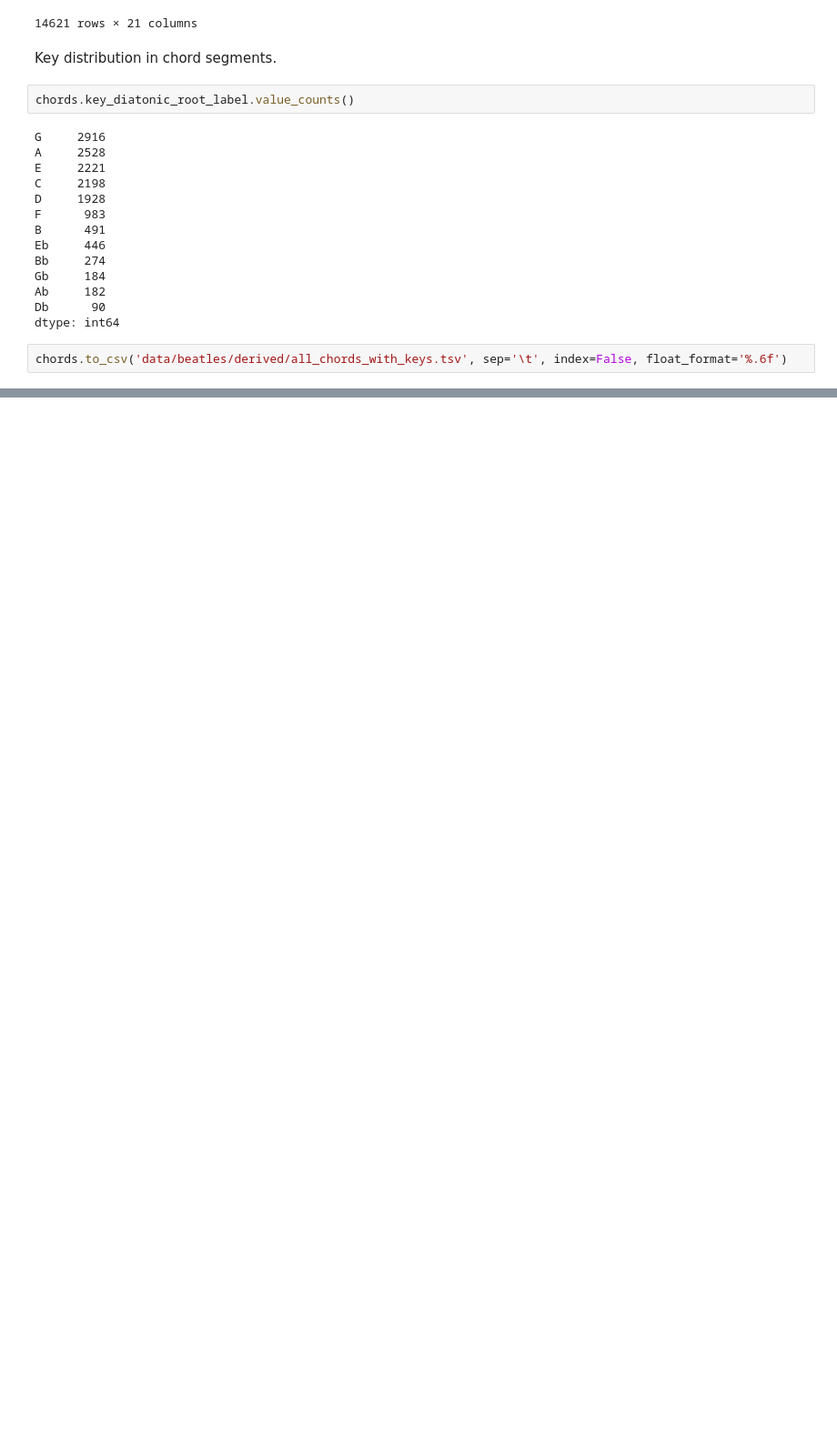
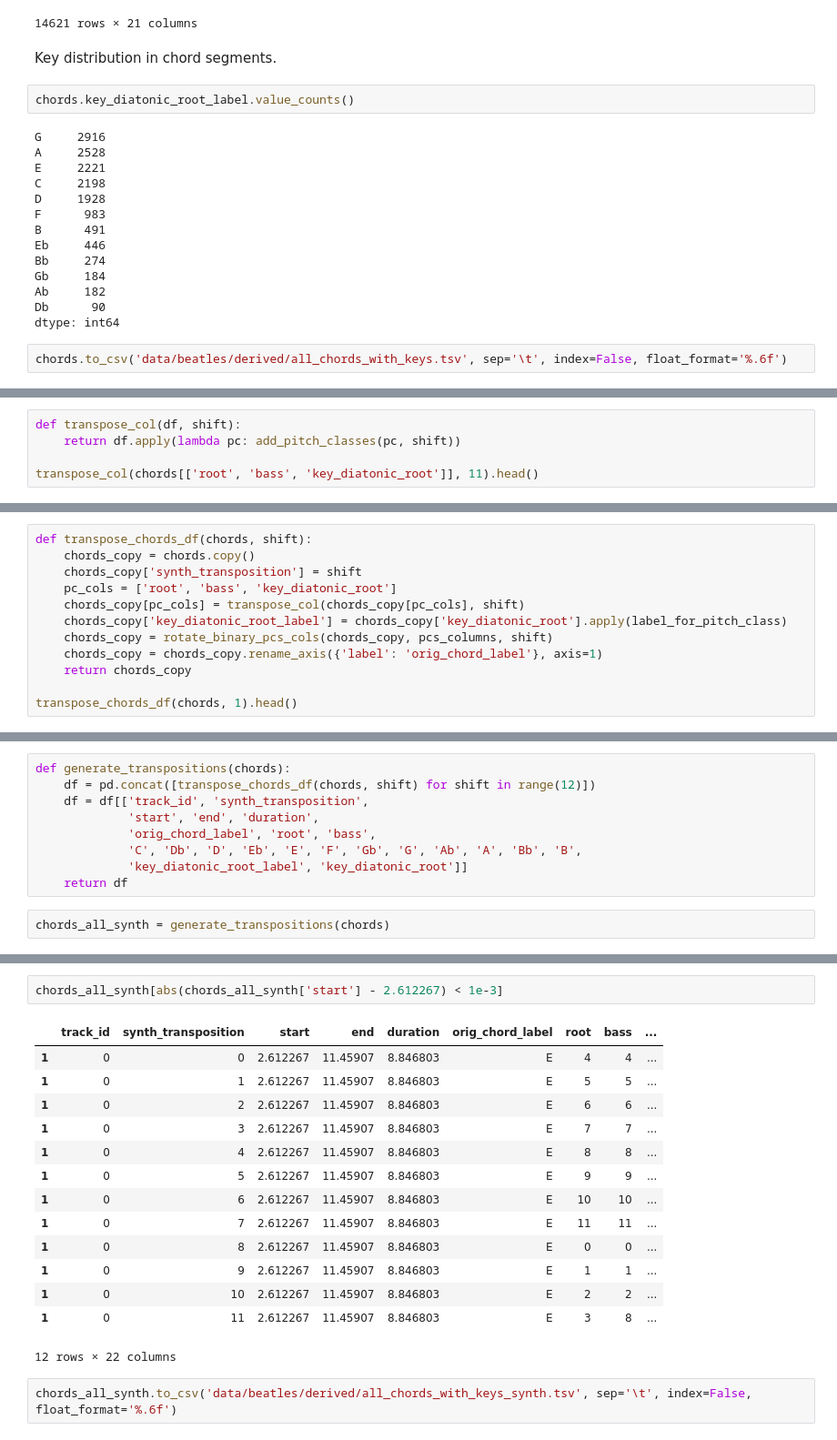
Before and after one commit to bzamecnik/ml, a Jupyter notebook: beatles/prepare_features.ipynb, the cells around one changed output, grey strips where cells are left out. Shown at 91% size. Saved outputs shown, nothing was run; the diff lists cells and outputs as text; blank space fills up the shorter version.

Commit message:
Generate synthetic unskewed data.

```diff
--- a/beatles/prepare_features.ipynb
+++ b/beatles/prepare_features.ipynb
@@ -716,0 +755,5 @@ chords.to_csv('data/beatles/derived/all_chords_with_keys.tsv', sep='\t', index=F
+# %%
+def transpose_col(df, shift):
+    return df.apply(lambda pc: add_pitch_classes(pc, shift))
+
+transpose_col(chords[['root', 'bass', 'key_diatonic_root']], 11).head()
@@ -716,0 +767,12 @@ chords.to_csv('data/beatles/derived/all_chords_with_keys.tsv', sep='\t', index=F
+# %%
+def transpose_chords_df(chords, shift):
+    chords_copy = chords.copy()
+    chords_copy['synth_transposition'] = shift
+    pc_cols = ['root', 'bass', 'key_diatonic_root']
+    chords_copy[pc_cols] = transpose_col(chords_copy[pc_cols], shift)
+    chords_copy['key_diatonic_root_label'] = chords_copy['key_diatonic_root'].apply(label_for_pitch_class)
+    chords_copy = rotate_binary_pcs_cols(chords_copy, pcs_columns, shift)
+    chords_copy = chords_copy.rename_axis({'label': 'orig_chord_label'}, axis=1)
+    return chords_copy
+
+transpose_chords_df(chords, 1).head()
@@ -716,0 +787,11 @@ chords.to_csv('data/beatles/derived/all_chords_with_keys.tsv', sep='\t', index=F
+# %%
+def generate_transpositions(chords):
+    df = pd.concat([transpose_chords_df(chords, shift) for shift in range(12)])
+    df = df[['track_id', 'synth_transposition',
+             'start', 'end', 'duration',
+             'orig_chord_label', 'root', 'bass',
+             'C', 'Db', 'D', 'Eb', 'E', 'F', 'Gb', 'G', 'Ab', 'A', 'Bb', 'B',
+             'key_diatonic_root_label', 'key_diatonic_root']]
+    return df
+# %%
+chords_all_synth = generate_transpositions(chords)
@@ -716,0 +850,19 @@ chords.to_csv('data/beatles/derived/all_chords_with_keys.tsv', sep='\t', index=F
+# %%
+chords_all_synth[abs(chords_all_synth['start'] - 2.612267) < 1e-3]
+# %% [output]
+|  | track_id | synth_transposition | start | end | duration | orig_chord_label | root | bass | ... |
+| 1 | 0 | 0 | 2.612267 | 11.45907 | 8.846803 | E | 4 | 4 | ... |
+| 1 | 0 | 1 | 2.612267 | 11.45907 | 8.846803 | E | 5 | 5 | ... |
+| 1 | 0 | 2 | 2.612267 | 11.45907 | 8.846803 | E | 6 | 6 | ... |
+| 1 | 0 | 3 | 2.612267 | 11.45907 | 8.846803 | E | 7 | 7 | ... |
+| 1 | 0 | 4 | 2.612267 | 11.45907 | 8.846803 | E | 8 | 8 | ... |
+| 1 | 0 | 5 | 2.612267 | 11.45907 | 8.846803 | E | 9 | 9 | ... |
+| 1 | 0 | 6 | 2.612267 | 11.45907 | 8.846803 | E | 10 | 10 | ... |
+| 1 | 0 | 7 | 2.612267 | 11.45907 | 8.846803 | E | 11 | 11 | ... |
+| 1 | 0 | 8 | 2.612267 | 11.45907 | 8.846803 | E | 0 | 0 | ... |
+| 1 | 0 | 9 | 2.612267 | 11.45907 | 8.846803 | E | 1 | 1 | ... |
+| 1 | 0 | 10 | 2.612267 | 11.45907 | 8.846803 | E | 2 | 2 | ... |
+| 1 | 0 | 11 | 2.612267 | 11.45907 | 8.846803 | E | 3 | 8 | ... |
+12 rows × 22 columns
+# %%
+chords_all_synth.to_csv('data/beatles/derived/all_chords_with_keys_synth.tsv', sep='\t', index=False, float_format='%.6f')
```
Also changed, not shown: parts of 21 cells of this notebook.
